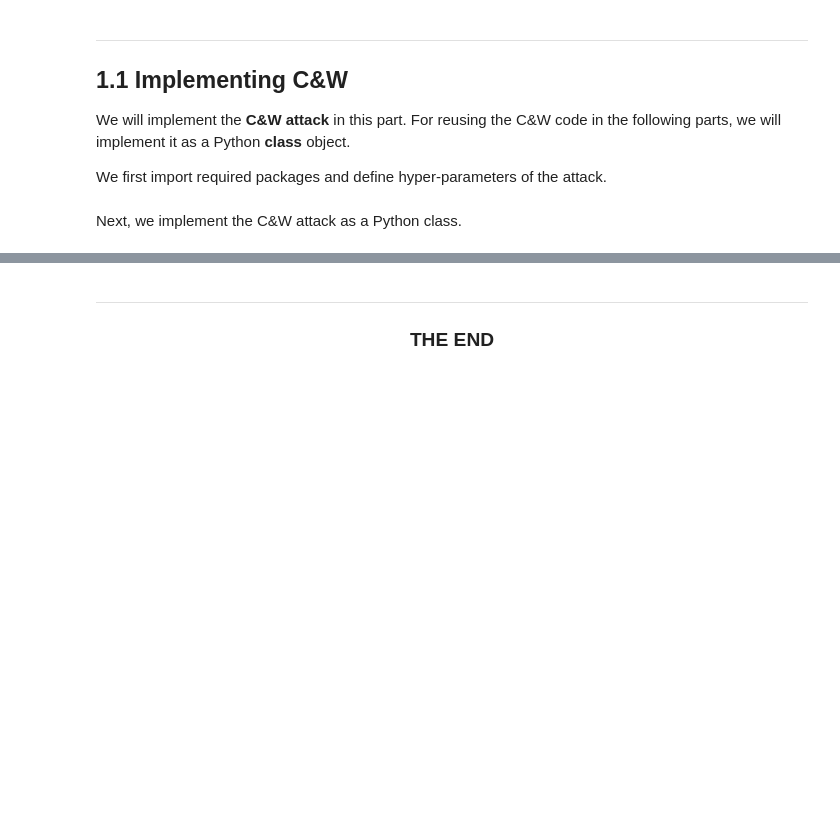
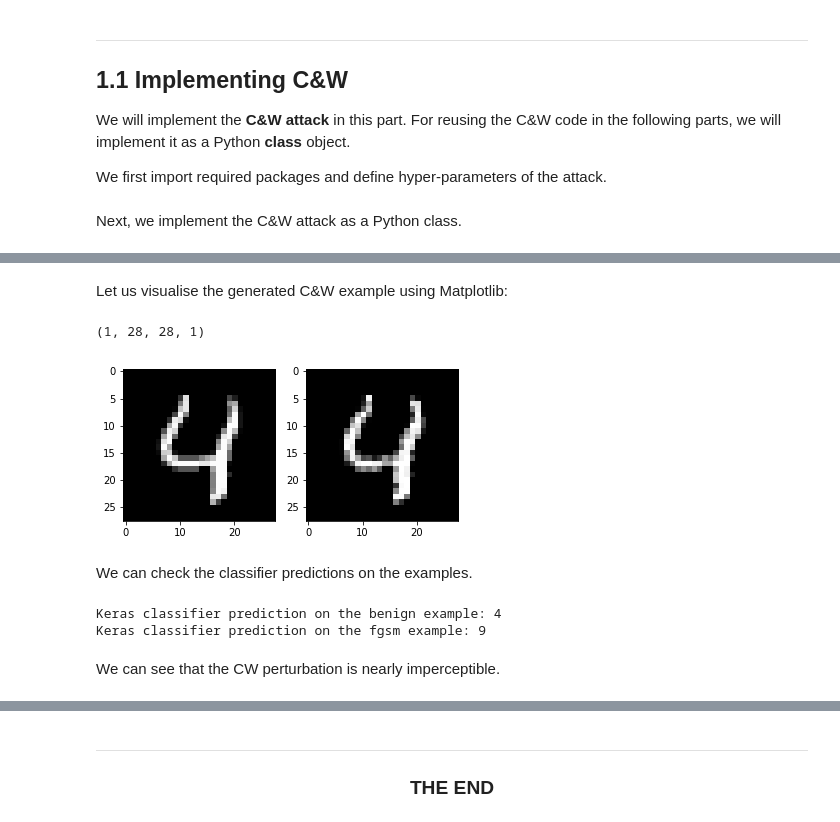
Before and after one commit to NeuralSec/CYB80001-labs, a Jupyter notebook: CYB80001-Week3C-CW_Defences.ipynb, the cells around one changed output, grey strips where cells are left out. Cells and saved outputs as stored; diff of their text form; code cells hidden in the pictures; blank space fills up the shorter version.

```diff
--- a/CYB80001-Week3C-CW_Defences.ipynb
+++ b/CYB80001-Week3C-CW_Defences.ipynb
@@ -41,7 +39,6 @@ We will implement the **C&W attack** in this part. For reusing the C&W code in t
 
 We first import required packages and define hyper-parameters of the attack.
 # %%
-import sys
 import tensorflow as tf
 import numpy as np
 
@@ -49,9 +46,12 @@ BINARY_SEARCH_STEPS = 9  # number of times to adjust the constant with binary se
 MAX_ITERATIONS = 10000   # number of iterations to perform gradient descent
 ABORT_EARLY = True       # if we stop improving, abort gradient descent early
 LEARNING_RATE = 1e-2    # larger values converge faster to less accurate results
-TARGETED = True          # should we target one specific class? or just be wrong?
+TARGETED = False          # should we target one specific class? or just be wrong?
 CONFIDENCE = 0           # how strong the adversarial example should be
 INITIAL_CONST = 1e-3     # the initial constant c to pick as a first guess
+
+BATCH_SIZE = 1    # the number of adversarial examples generated in parallel
+CLASS_NUM = 10    # class number of the data
 # %% [markdown]
 Next, we implement the C&W attack as a Python class.
 # %%
@@ -287,0 +303,20 @@ We launch the C&W attack against a MNIST classifier in this section. We reuse `m
+# %%
+from keras.models import load_model
+from keras import backend as K
+
+sess = tf.Session()
+K.set_session(sess)
+
+target_classifier = load_model('mnist_cnn_model.h5')
+print('Evaluate the loaded model')
+print(f'Accuracy of the loaded model: {target_classifier.evaluate(X_test, y_test)[1]}')
+target_classifier.layers.pop()
+target_classifier.summary()
+
+# instantiate an attacker
+cw_attacker = CW_Attack(sess, target_classifier, example_size=X_train[0].shape, batch_size=1)
+
+benign_example = X_test[4:5]
+bening_y = y_test[4:5]
+cw_x = cw_attacker.attack_batch(benign_example, bening_y)
+print('Complete')
@@ -287,0 +341,25 @@ We launch the C&W attack against a MNIST classifier in this section. We reuse `m
+# %% [markdown]
+Let us visualise the generated C&W example using Matplotlib:
+# %%
+import matplotlib.pyplot as plt
+
+print(cw_x.shape)
+
+fig, axes = plt.subplots(nrows=1, ncols=2)
+axes[0].imshow(benign_example.reshape(28,28), cmap='gray')
+axes[1].imshow(cw_x.reshape(28,28), cmap='gray')
+plt.show()
+# %% [output]
+(1, 28, 28, 1)
+[figure, added]
+# %% [markdown]
+We can check the classifier predictions on the examples.
+# %%
+# Input the examples into the classifier for classification
+print(f'Keras classifier prediction on the benign example: {np.argmax(target_classifier.predict(benign_example))}')
+print(f'Keras classifier prediction on the fgsm example: {np.argmax(target_classifier.predict(cw_x))}')
+# %% [output]
+Keras classifier prediction on the benign example: 4
+Keras classifier prediction on the fgsm example: 9
+# %% [markdown]
+We can see that the CW perturbation is nearly imperceptible.
```
Also changed, not shown: parts of 18 cells of this notebook, 1 other file.
